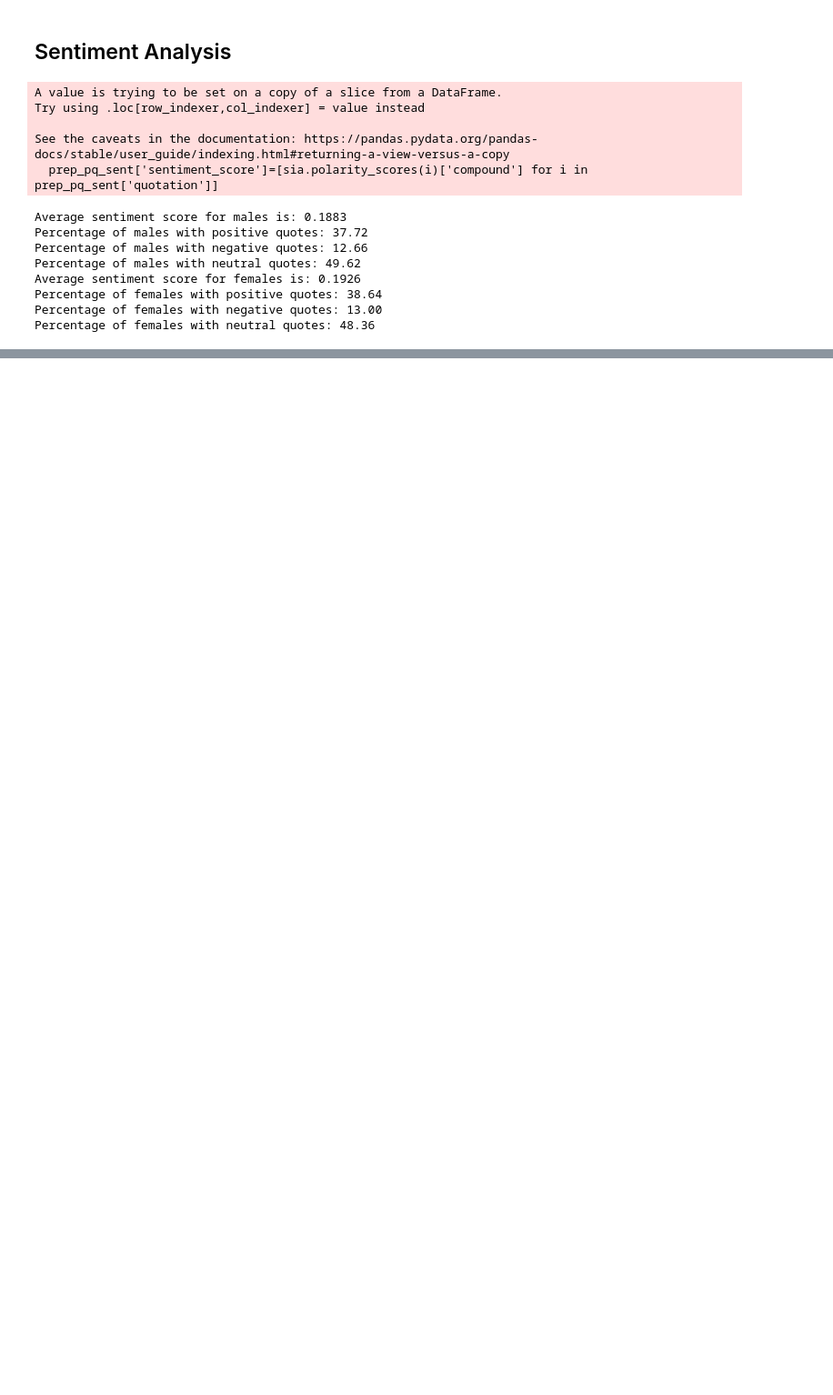
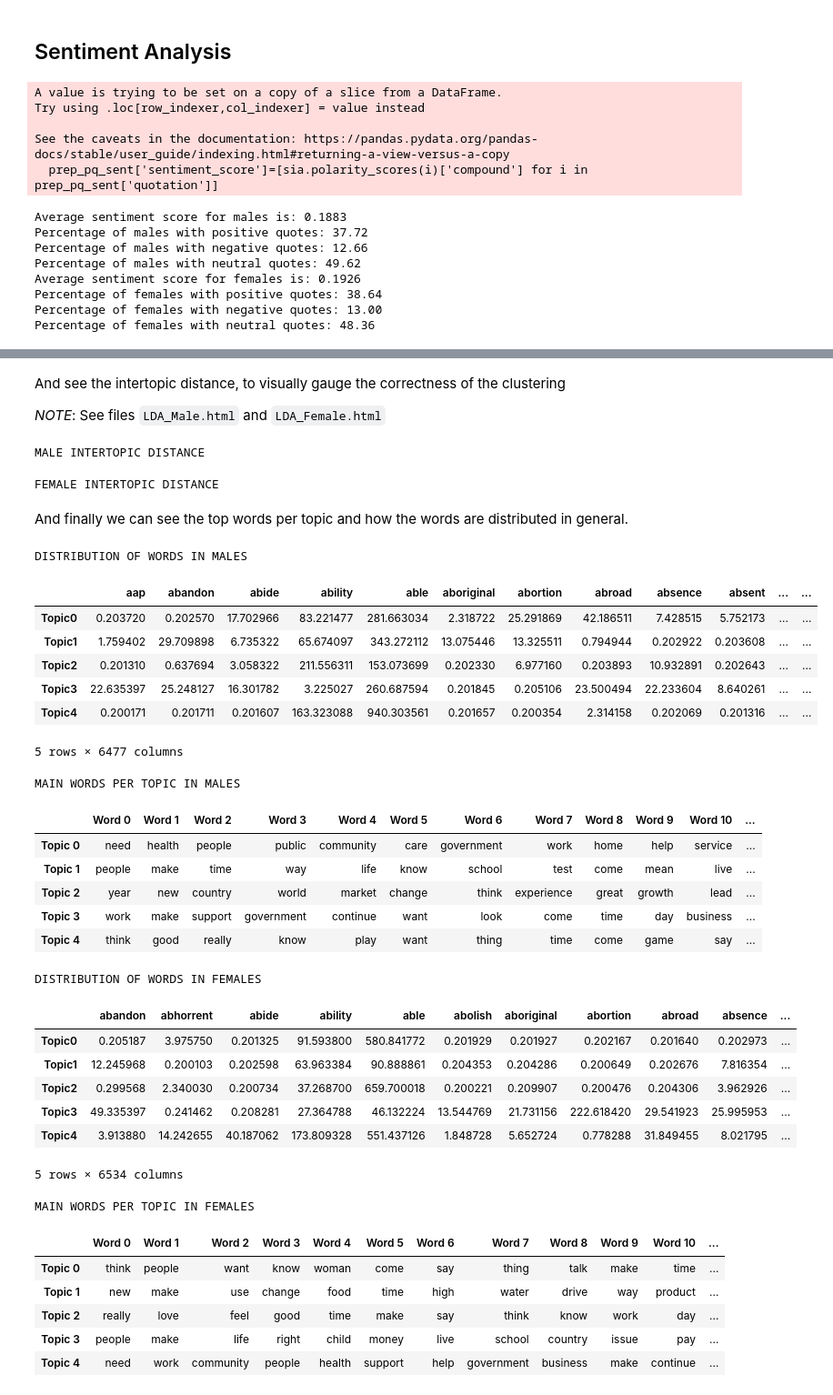
Before and after one commit to epfl-ada/ada-2021-project-madam, a Jupyter notebook: Data_Prep.ipynb, the cells around one changed output, grey strips where cells are left out. Shown at 91% size. Saved outputs shown, nothing was run; the diff lists cells and outputs as text; code cells hidden in the pictures; blank space fills up the shorter version.

```diff
--- a/Data_Prep.ipynb
+++ b/Data_Prep.ipynb
@@ -231,0 +302,55 @@ Percentage of females with neutral quotes: 48.36
+# %% [markdown]
+And see the intertopic distance, to visually gauge the correctness of the clustering
+
+*NOTE*: See files `LDA_Male.html` and `LDA_Female.html`
+# %%
+show_intertopic_distance(m_best_lda_model, m_docword_matrix, m_vectorizer, in_IDE = True, output_name = 'LDA_Male.html')
+show_intertopic_distance(f_best_lda_model, f_docword_matrix, f_vectorizer, in_IDE = True, output_name = 'LDA_Female.html')
+# %% [output]
+MALE INTERTOPIC DISTANCE
+FEMALE INTERTOPIC DISTANCE
+# %% [markdown]
+And finally we can see the top words per topic and how the words are distributed in general.
+# %%
+print('DISTRIBUTION OF WORDS IN MALES')
+m_df_topic_keywords = get_topics_words(m_best_lda_model, m_vectorizer, show_words = True)
+print('MAIN WORDS PER TOPIC IN MALES')
+m_df_top_words = get_top_words_per_topic(m_best_lda_model, m_vectorizer, n_words = 15)
+display(m_df_top_words)
+
+print('\nDISTRIBUTION OF WORDS IN FEMALES')
+f_df_topic_keywords = get_topics_words(f_best_lda_model, f_vectorizer, show_words = True)
+print('MAIN WORDS PER TOPIC IN FEMALES')
+f_df_top_words = get_top_words_per_topic(f_best_lda_model, f_vectorizer, n_words = 15)
+display(f_df_top_words)
+# %% [output]
+DISTRIBUTION OF WORDS IN MALES
+|  | aap | abandon | abide | ability | able | aboriginal | abortion | abroad | absence | absent | ... | ... |
+| Topic0 | 0.203720 | 0.202570 | 17.702966 | 83.221477 | 281.663034 | 2.318722 | 25.291869 | 42.186511 | 7.428515 | 5.752173 | ... | ... |
+| Topic1 | 1.759402 | 29.709898 | 6.735322 | 65.674097 | 343.272112 | 13.075446 | 13.325511 | 0.794944 | 0.202922 | 0.203608 | ... | ... |
+| Topic2 | 0.201310 | 0.637694 | 3.058322 | 211.556311 | 153.073699 | 0.202330 | 6.977160 | 0.203893 | 10.932891 | 0.202643 | ... | ... |
+| Topic3 | 22.635397 | 25.248127 | 16.301782 | 3.225027 | 260.687594 | 0.201845 | 0.205106 | 23.500494 | 22.233604 | 8.640261 | ... | ... |
+| Topic4 | 0.200171 | 0.201711 | 0.201607 | 163.323088 | 940.303561 | 0.201657 | 0.200354 | 2.314158 | 0.202069 | 0.201316 | ... | ... |
+5 rows × 6477 columns
+MAIN WORDS PER TOPIC IN MALES
+|  | Word 0 | Word 1 | Word 2 | Word 3 | Word 4 | Word 5 | Word 6 | Word 7 | Word 8 | Word 9 | Word 10 | ... |
+| Topic 0 | need | health | people | public | community | care | government | work | home | help | service | ... |
+| Topic 1 | people | make | time | way | life | know | school | test | come | mean | live | ... |
+| Topic 2 | year | new | country | world | market | change | think | experience | great | growth | lead | ... |
+| Topic 3 | work | make | support | government | continue | want | look | come | time | day | business | ... |
+| Topic 4 | think | good | really | know | play | want | thing | time | come | game | say | ... |
+DISTRIBUTION OF WORDS IN FEMALES
+|  | abandon | abhorrent | abide | ability | able | abolish | aboriginal | abortion | abroad | absence | ... |
+| Topic0 | 0.205187 | 3.975750 | 0.201325 | 91.593800 | 580.841772 | 0.201929 | 0.201927 | 0.202167 | 0.201640 | 0.202973 | ... |
+| Topic1 | 12.245968 | 0.200103 | 0.202598 | 63.963384 | 90.888861 | 0.204353 | 0.204286 | 0.200649 | 0.202676 | 7.816354 | ... |
+| Topic2 | 0.299568 | 2.340030 | 0.200734 | 37.268700 | 659.700018 | 0.200221 | 0.209907 | 0.200476 | 0.204306 | 3.962926 | ... |
+| Topic3 | 49.335397 | 0.241462 | 0.208281 | 27.364788 | 46.132224 | 13.544769 | 21.731156 | 222.618420 | 29.541923 | 25.995953 | ... |
+| Topic4 | 3.913880 | 14.242655 | 40.187062 | 173.809328 | 551.437126 | 1.848728 | 5.652724 | 0.778288 | 31.849455 | 8.021795 | ... |
+5 rows × 6534 columns
+MAIN WORDS PER TOPIC IN FEMALES
+|  | Word 0 | Word 1 | Word 2 | Word 3 | Word 4 | Word 5 | Word 6 | Word 7 | Word 8 | Word 9 | Word 10 | ... |
+| Topic 0 | think | people | want | know | woman | come | say | thing | talk | make | time | ... |
+| Topic 1 | new | make | use | change | food | time | high | water | drive | way | product | ... |
+| Topic 2 | really | love | feel | good | time | make | say | think | know | work | day | ... |
+| Topic 3 | people | make | life | right | child | money | live | school | country | issue | pay | ... |
+| Topic 4 | need | work | community | people | health | support | help | government | business | make | continue | ... |
```
Also changed, not shown: parts of 14 cells of this notebook, 3 other files.
